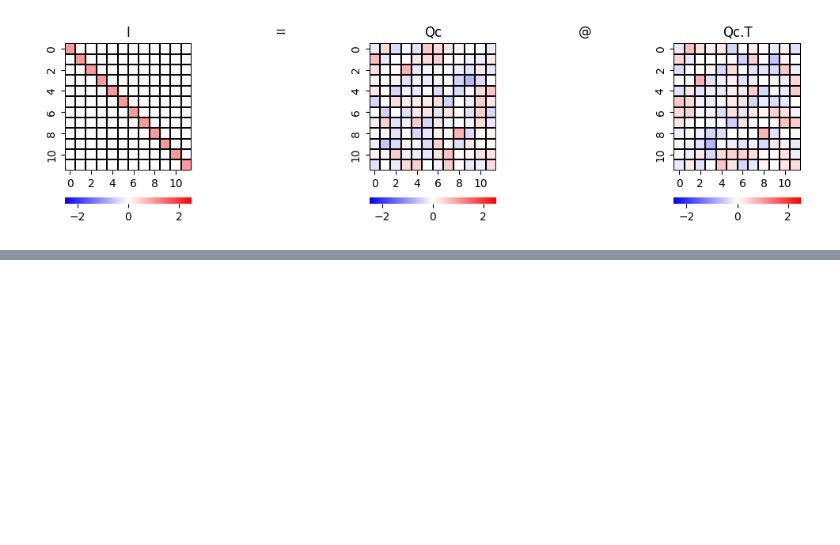
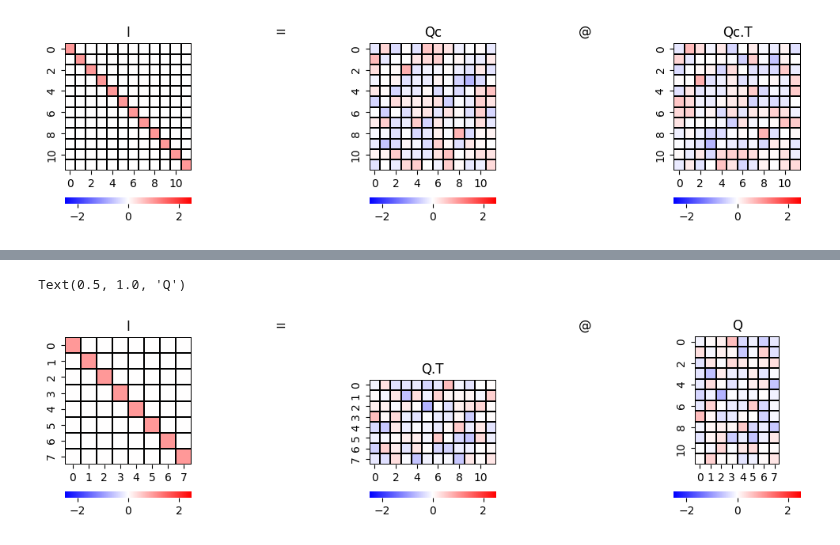
Before and after one commit to Arch-jyh/iris_books, a Jupyter notebook: math_easy/Linear_algebra/2/exersice9_5.ipynb, the cells around one changed output, grey strips where cells are left out. Drawn from its saved outputs; the diff is of its cells as text; code cells hidden in the pictures; blank space fills up the shorter version.

```diff
--- a/math_easy/Linear_algebra/2/exersice9_5.ipynb
+++ b/math_easy/Linear_algebra/2/exersice9_5.ipynb
@@ -133,0 +173,36 @@ from matplotlib import pyplot as plt
+# %%
+fig,axs = plt.subplots(1,5,figsize = (12,3))
+
+plt.sca(axs[0])
+ax = sns.heatmap(Q.T @ Q,cmap = 'bwr',vmax = 2.5,vmin = -2.5,
+                 linecolor = 'k',linewidth = 0.1,
+                 cbar_kws = {'orientation':'horizontal'})
+ax.set_aspect('equal')
+plt.title('I')
+
+plt.sca(axs[1])
+plt.title('=')
+plt.axis('off')
+
+plt.sca(axs[2])
+ax = sns.heatmap(Q.T,cmap = 'bwr',vmax = 2.5,vmin = -2.5,
+                 linecolor = 'k',linewidth = 0.1,
+                 cbar_kws = {'orientation':'horizontal'})
+ax.set_aspect('equal')
+plt.title('Q.T')
+
+plt.sca(axs[3])
+plt.title('@')
+plt.axis('off')
+
+plt.sca(axs[4])
+#cmap中的'bwr'是蓝色到白色再到红色
+#kws是keywords,表示关键字参数,传入'方向':水平'的字典键值对
+ax = sns.heatmap(Q,cmap = 'bwr',vmax = 2.5,vmin = -2.5,
+                 linecolor = 'k',linewidth = 0.1,
+                 cbar_kws = {'orientation':'horizontal'})
+ax.set_aspect('equal')
+plt.title('Q')
+# %% [output]
+Text(0.5, 1.0, 'Q')
+[figure, added]
```
Also changed, not shown: parts of 4 cells of this notebook, 2 other files.
